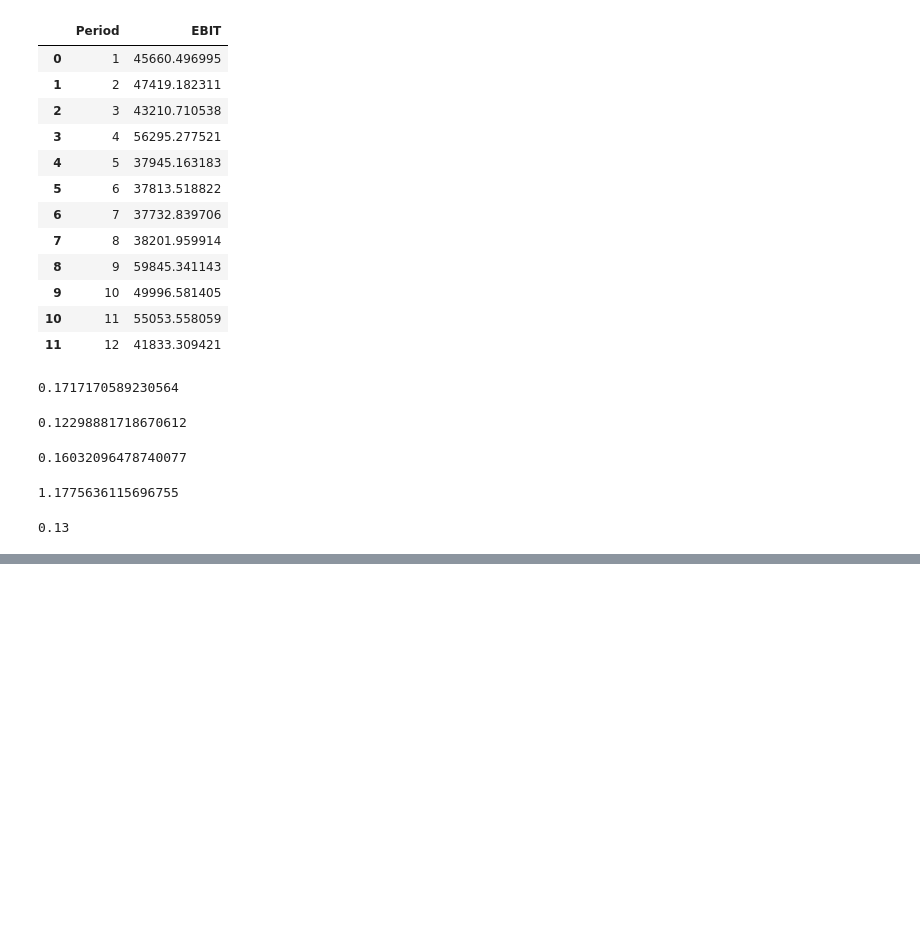
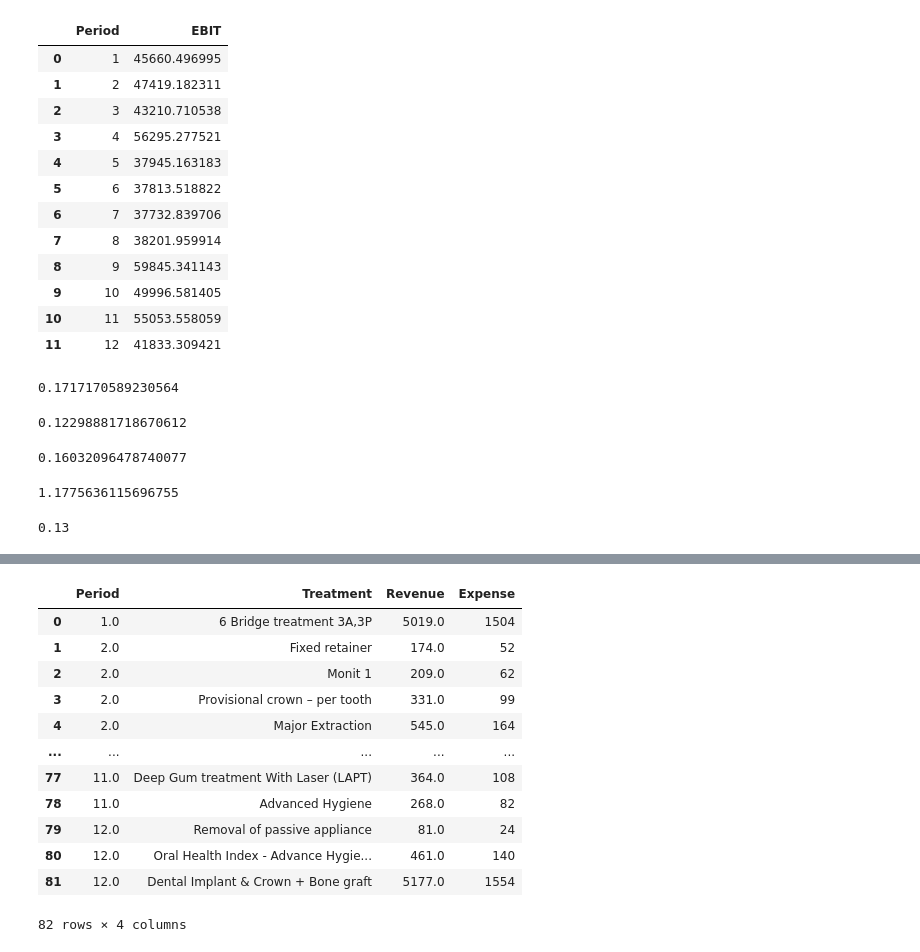
Before and after one commit to Gaia-Dental-Studio/Clinic_Value_Evaluation, a Jupyter notebook: playground.ipynb, the cells around one changed output, grey strips where cells are left out. Saved outputs shown, nothing was run; the diff lists cells and outputs as text; code cells hidden in the pictures; blank space fills up the shorter version.

```diff
--- a/playground.ipynb
+++ b/playground.ipynb
@@ -789,0 +1171,22 @@ net_sales_growth
+# %%
+
+
+# Generate forecasted treatment data based on profit
+forecast_df = generate_forecast_treatment_df_by_profit(treatment_df, cashflow_df, basis="Australia", tolerance=0.1)
+
+# View the result
+forecast_df
+# %% [output]
+|  | Period | Treatment | Revenue | Expense |
+| 0 | 1.0 | 6 Bridge treatment 3A,3P | 5019.0 | 1504 |
+| 1 | 2.0 | Fixed retainer | 174.0 | 52 |
+| 2 | 2.0 | Monit 1 | 209.0 | 62 |
+| 3 | 2.0 | Provisional crown – per tooth | 331.0 | 99 |
+| 4 | 2.0 | Major Extraction | 545.0 | 164 |
+| ... | ... | ... | ... | ... |
+| 77 | 11.0 | Deep Gum treatment With Laser (LAPT) | 364.0 | 108 |
+| 78 | 11.0 | Advanced Hygiene | 268.0 | 82 |
+| 79 | 12.0 | Removal of passive appliance | 81.0 | 24 |
+| 80 | 12.0 | Oral Health Index - Advance Hygie... | 461.0 | 140 |
+| 81 | 12.0 | Dental Implant & Crown + Bone graft | 5177.0 | 1554 |
+82 rows × 4 columns
```
Also changed, not shown: parts of 11 cells of this notebook, 8 other files.
